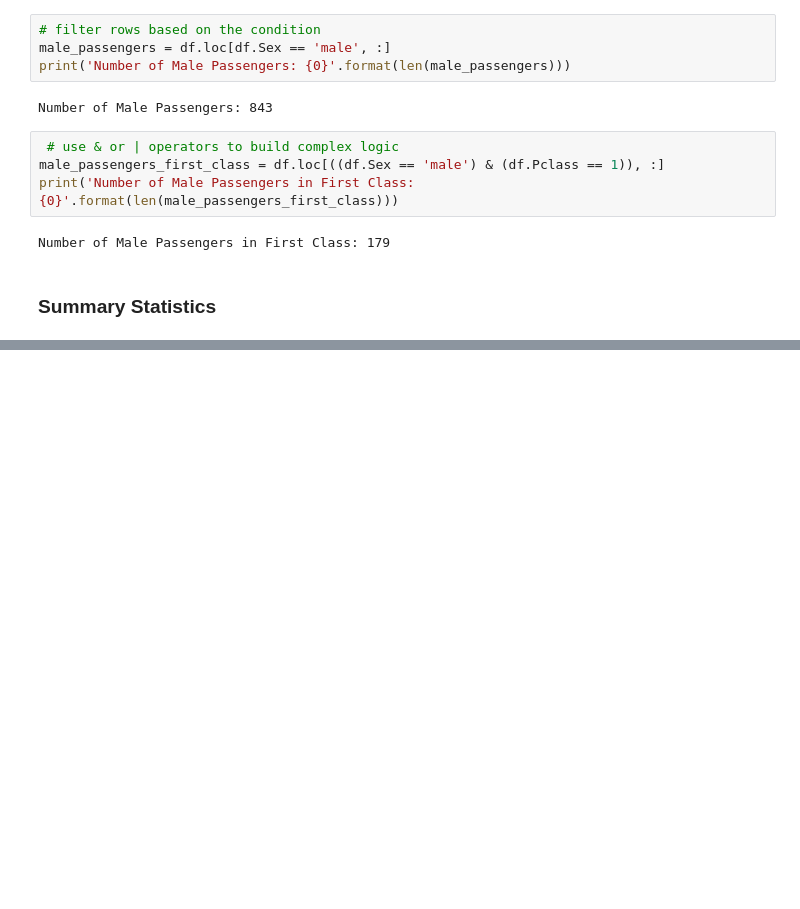
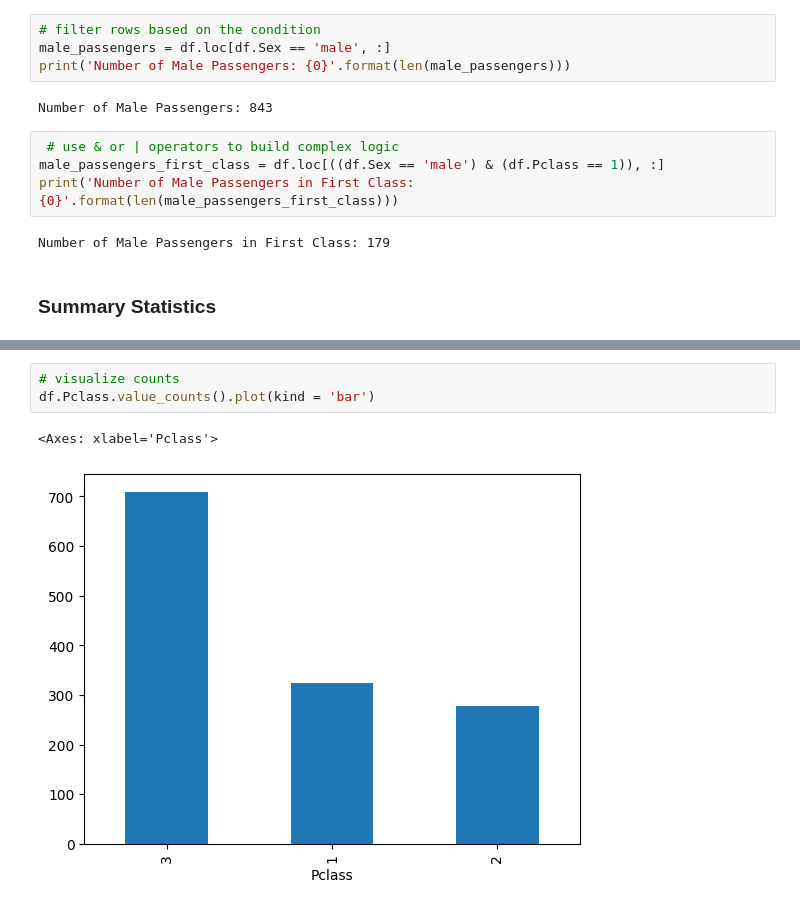
Before and after one commit to zakpdev/titanic, a Jupyter notebook: notebooks/2.0-zp-exploring-processing-data.ipynb, the cells around one changed output, grey strips where cells are left out. Cells and saved outputs as stored; diff of their text form; blank space fills up the shorter version.

```diff
--- a/notebooks/2.0-zp-exploring-processing-data.ipynb
+++ b/notebooks/2.0-zp-exploring-processing-data.ipynb
@@ -245,0 +342,6 @@ Number of Male Passengers in First Class: 179
+# %%
+# visualize counts
+df.Pclass.value_counts().plot(kind = 'bar')
+# %% [output]
+<Axes: xlabel='Pclass'>
+[figure, added]
```
Also changed, not shown: parts of 27 cells of this notebook.
